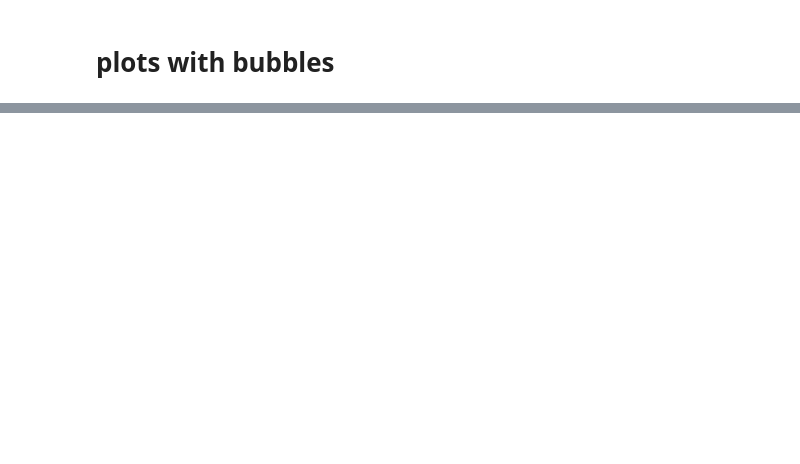
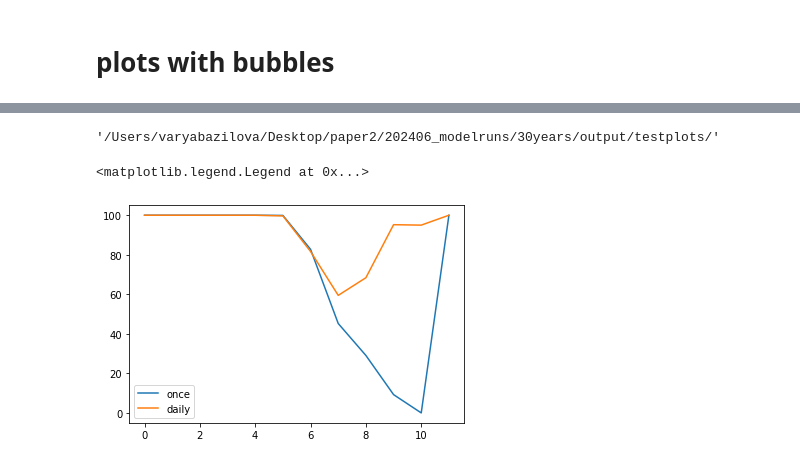
Before and after one commit to varyabazilova/sedcas_sediments_hma, a Jupyter notebook: 202406_modelruns/df_count_bubbles_for_all.ipynb, the cells around one changed output, grey strips where cells are left out. Cells and saved outputs as stored; diff of their text form; code cells hidden in the pictures; blank space fills up the shorter version.

```diff
--- a/202406_modelruns/df_count_bubbles_for_all.ipynb
+++ b/202406_modelruns/df_count_bubbles_for_all.ipynb
@@ -417,0 +486,4 @@ outpath = '/Users/varyabazilova/Desktop/paper2/202406_modelruns/30years/output/t
+# %%
+outpath
+# %% [output]
+'/Users/varyabazilova/Desktop/paper2/202406_modelruns/30years/output/testplots/'
@@ -417,0 +492,8 @@ outpath = '/Users/varyabazilova/Desktop/paper2/202406_modelruns/30years/output/t
+# %%
+df_once1[df_once1['percentile_input'] =='20 percent'].dfs_count_percent.plot(label = 'once')
+df_daily1[df_daily1['percentile_input'] =='20 percent'].dfs_count_percent.plot(label = 'daily')
+plt.hline(
+plt.legend()
+# %% [output]
+<matplotlib.legend.Legend at 0x...>
+[figure, added]
```
Also changed, not shown: parts of 15 cells of this notebook, 9 other files.
